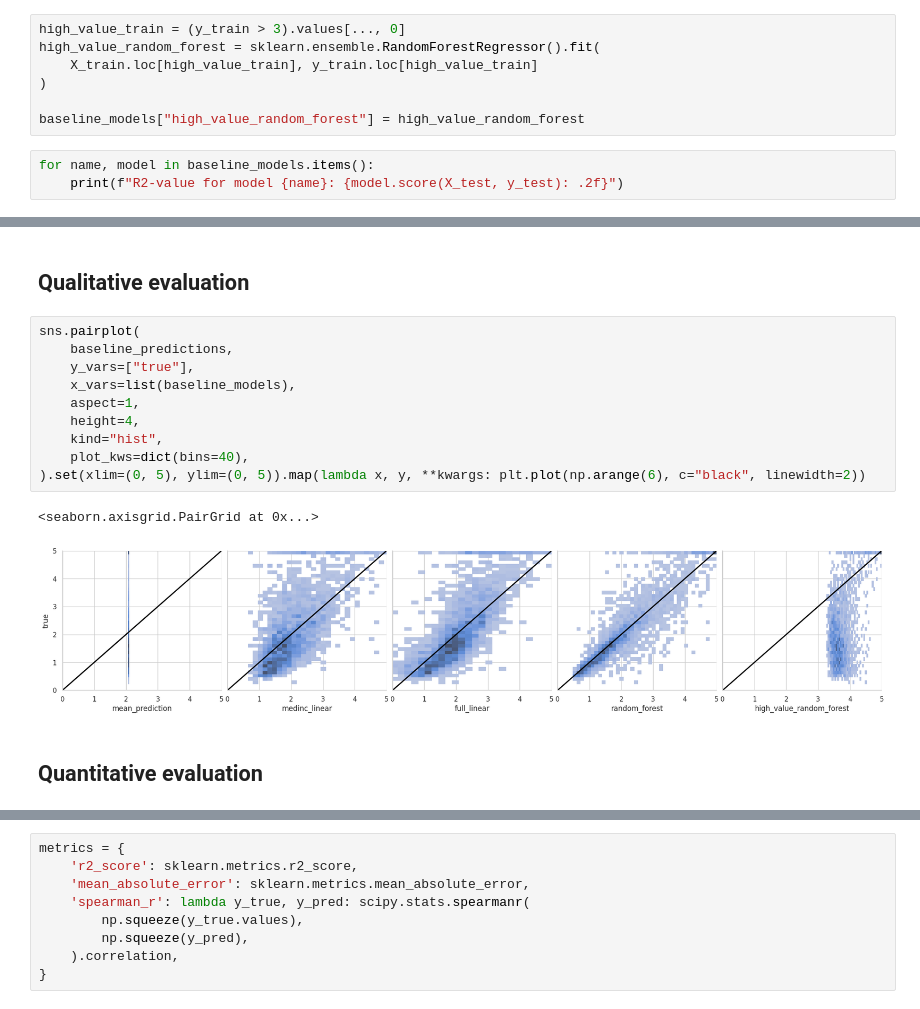
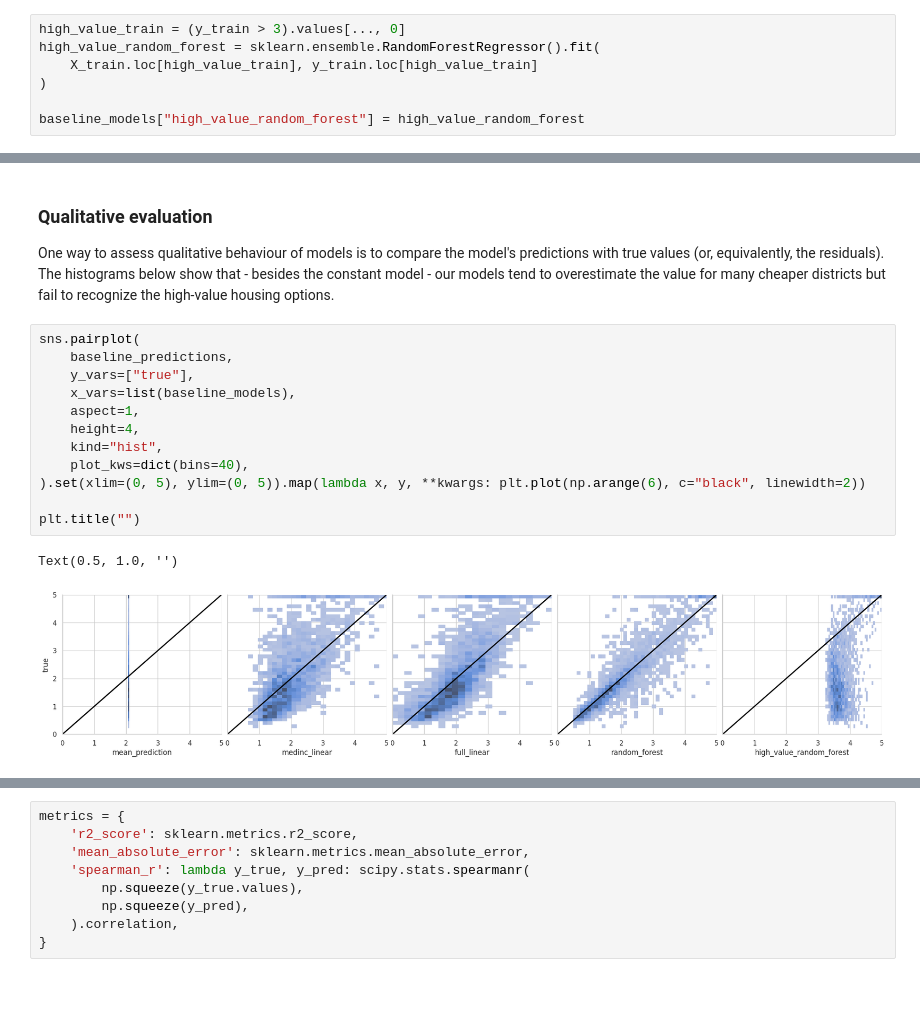
Before and after one commit to mrksr/exploring-ml-problems-with-jupyter, a Jupyter notebook: Exploring_ML_Problems_with_Jupyter.ipynb, the cells around one changed output, grey strips where cells are left out. Drawn from its saved outputs; the diff is of its cells as text.

```diff
--- a/Exploring_ML_Problems_with_Jupyter.ipynb
+++ b/Exploring_ML_Problems_with_Jupyter.ipynb
@@ -243,6 +409,3 @@ high_value_random_forest = sklearn.ensemble.RandomForestRegressor().fit(
 )
 
 baseline_models["high_value_random_forest"] = high_value_random_forest
-# %%
-for name, model in baseline_models.items():
-    print(f"R2-value for model {name}: {model.score(X_test, y_test): .2f}")
@@ -264,17 +446,20 @@ baseline_predictions["true"] = y_test.values
-# %% [markdown]
-## Qualitative evaluation
+# %% [markdown]
+### Qualitative evaluation
+
+One way to assess qualitative behaviour of models is to compare the model's predictions with true values (or, equivalently, the residuals).
+The histograms below show that - besides the constant model - our models tend to overestimate the value for many cheaper districts but fail to recognize the high-value housing options.
 # %%
 sns.pairplot(
     baseline_predictions,
     y_vars=["true"],
     x_vars=list(baseline_models),
     aspect=1,
     height=4,
     kind="hist",
     plot_kws=dict(bins=40),
 ).set(xlim=(0, 5), ylim=(0, 5)).map(lambda x, y, **kwargs: plt.plot(np.arange(6), c="black", linewidth=2))
+
+plt.title("")
 # %% [output]
-<seaborn.axisgrid.PairGrid at 0x...>
+Text(0.5, 1.0, '')
-[figure, old version]
+[figure, new version]
-# %% [markdown]
-## Quantitative evaluation
```
Also changed, not shown: parts of 46 cells of this notebook.
